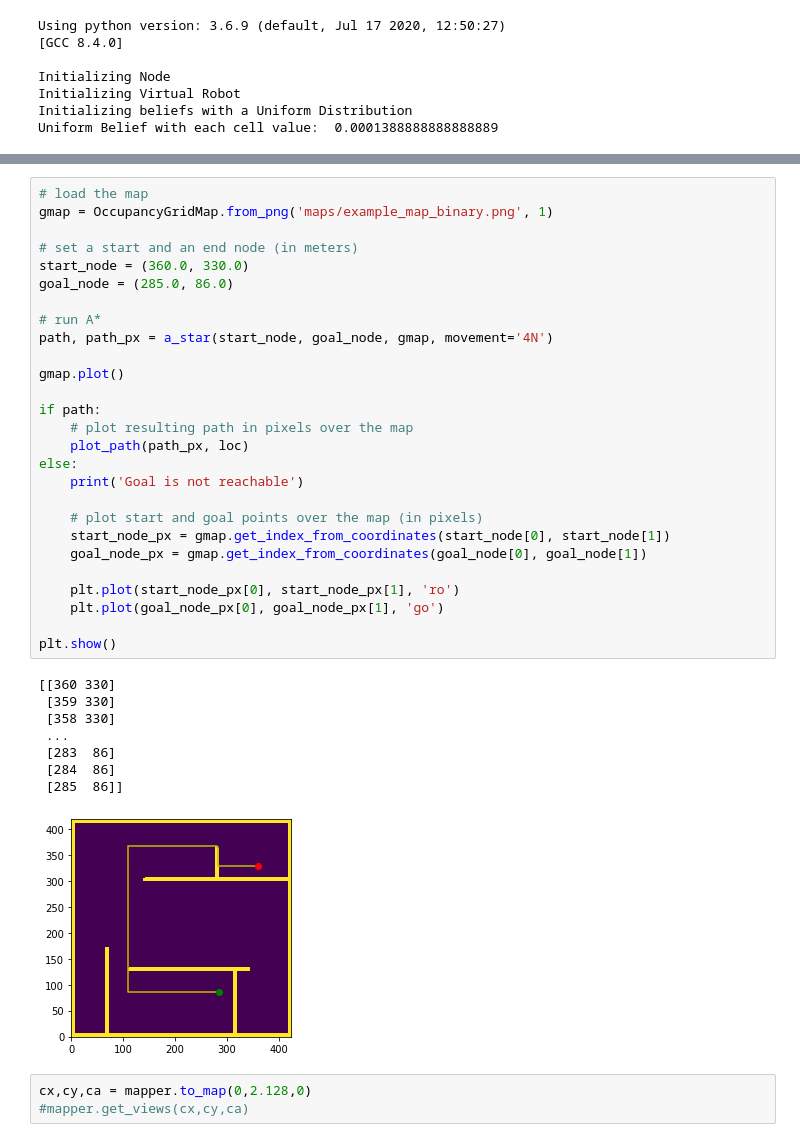
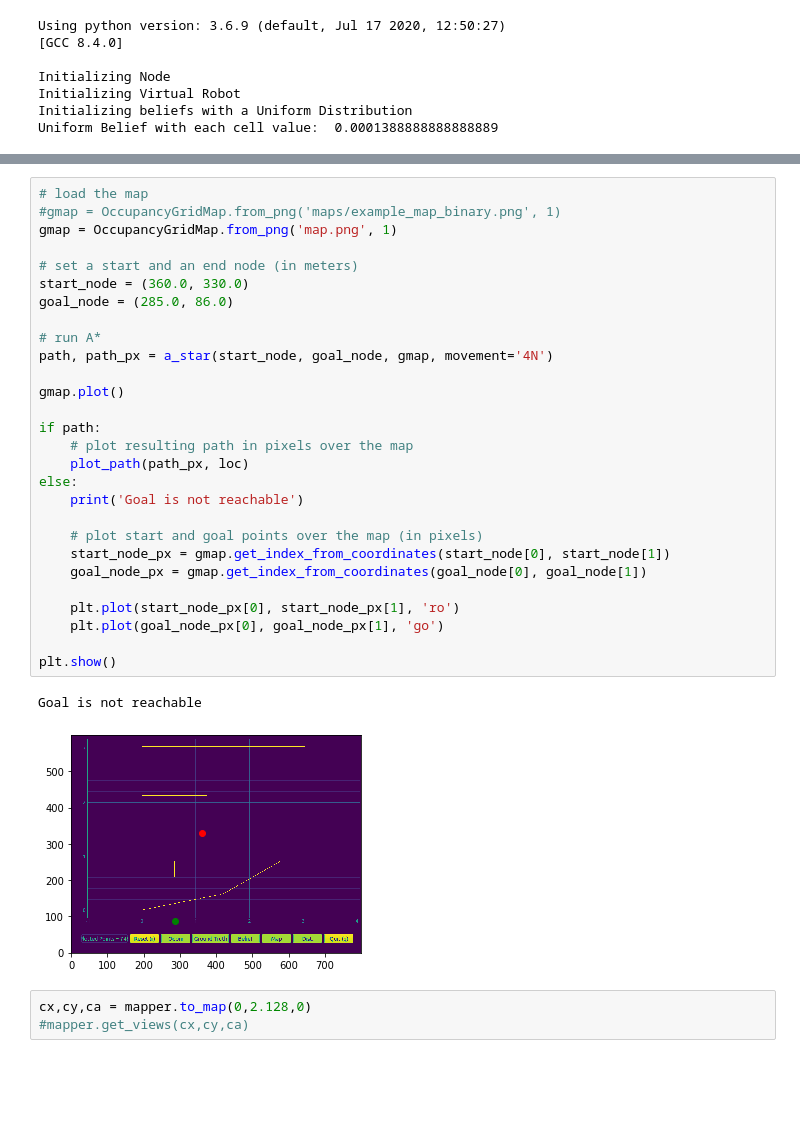
Before and after one commit to caitlinstanton/ece4960, a Jupyter notebook: lab10/lab10_jupyter/scripts/lab9_sim.ipynb, the cells around one changed output, grey strips where cells are left out. Cells and saved outputs as stored; diff of their text form; blank space fills up the shorter version.

```diff
--- a/lab10/lab10_jupyter/scripts/lab9_sim.ipynb
+++ b/lab10/lab10_jupyter/scripts/lab9_sim.ipynb
@@ -91,39 +161,34 @@ Uniform Belief with each cell value:  0.0001388888888888889
 # %%
 # load the map
-gmap = OccupancyGridMap.from_png('maps/example_map_binary.png', 1)
+#gmap = OccupancyGridMap.from_png('maps/example_map_binary.png', 1)
+gmap = OccupancyGridMap.from_png('map.png', 1)
 
 # set a start and an end node (in meters)
 start_node = (360.0, 330.0)
 goal_node = (285.0, 86.0)
 
 # run A*
 path, path_px = a_star(start_node, goal_node, gmap, movement='4N')
 
 gmap.plot()
 
 if path:
     # plot resulting path in pixels over the map
     plot_path(path_px, loc)
 else:
     print('Goal is not reachable')
 
     # plot start and goal points over the map (in pixels)
     start_node_px = gmap.get_index_from_coordinates(start_node[0], start_node[1])
     goal_node_px = gmap.get_index_from_coordinates(goal_node[0], goal_node[1])
 
     plt.plot(start_node_px[0], start_node_px[1], 'ro')
     plt.plot(goal_node_px[0], goal_node_px[1], 'go')
 
 plt.show()
 # %% [output]
-[[360 330]
- [359 330]
- [358 330]
- ...
- [283  86]
- [284  86]
- [285  86]]
+Goal is not reachable
-[figure, old version]
+[figure, new version]
 # %%
 cx,cy,ca = mapper.to_map(0,2.128,0)
 #mapper.get_views(cx,cy,ca)
```
Also changed, not shown: parts of 2 cells of this notebook, 4 other files.
